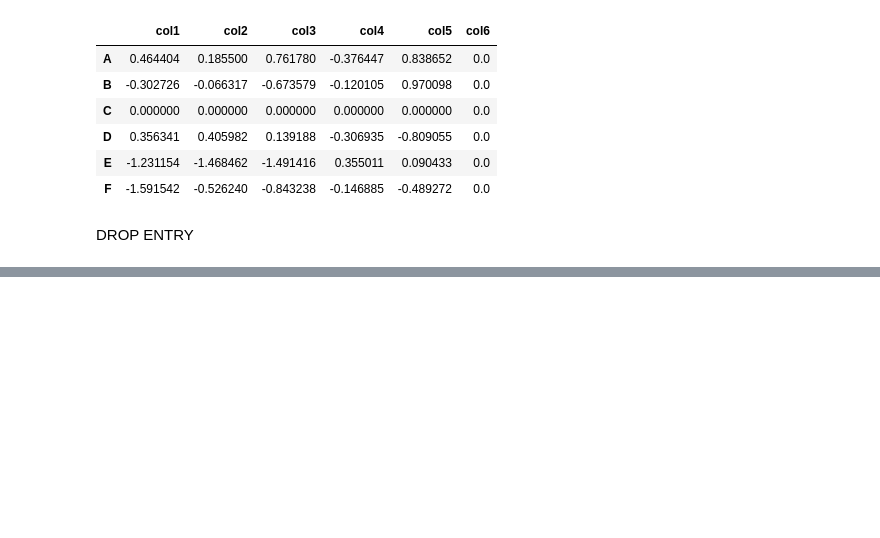
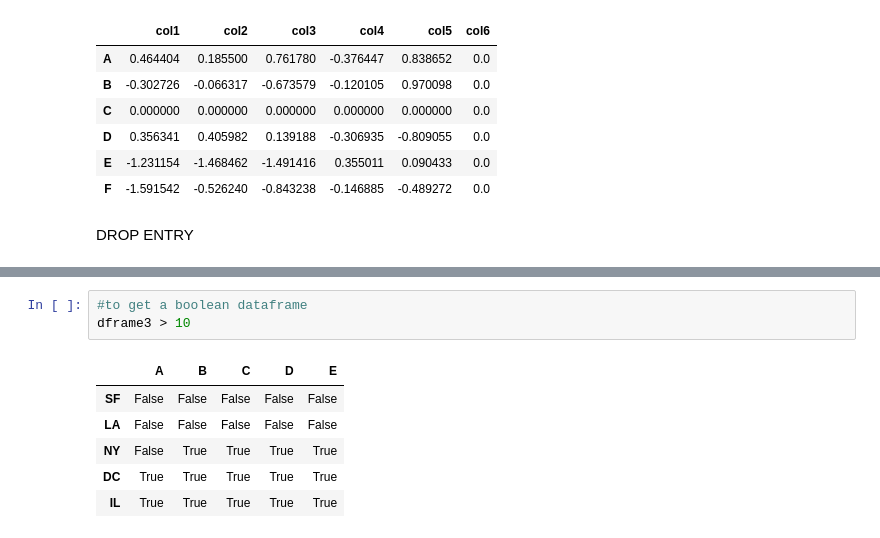
Before and after one commit to amohan14/PythonForDataScience, a Jupyter notebook: Pandas.ipynb, the cells around one changed output, grey strips where cells are left out. Drawn from its saved outputs; the diff is of its cells as text; blank space fills up the shorter version.

```diff
--- a/Pandas.ipynb
+++ b/Pandas.ipynb
@@ -527,0 +668,10 @@ DROP ENTRY
+# %%
+#to get a boolean dataframe
+dframe3 > 10
+# %% [output]
+|  | A | B | C | D | E |
+| SF | False | False | False | False | False |
+| LA | False | False | False | False | False |
+| NY | False | True | True | True | True |
+| DC | True | True | True | True | True |
+| IL | True | True | True | True | True |
```
Also changed, not shown: parts of 32 cells of this notebook.
